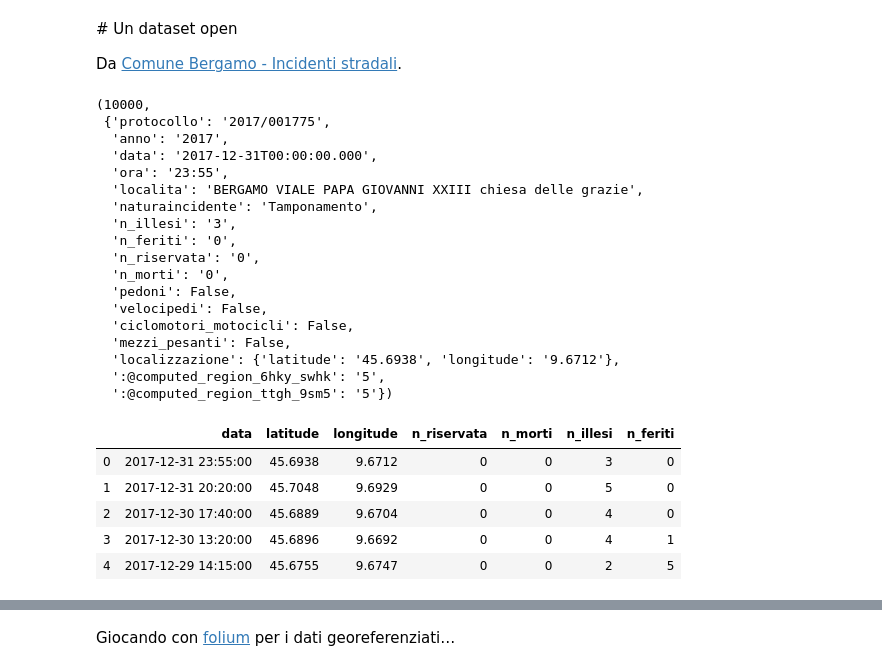
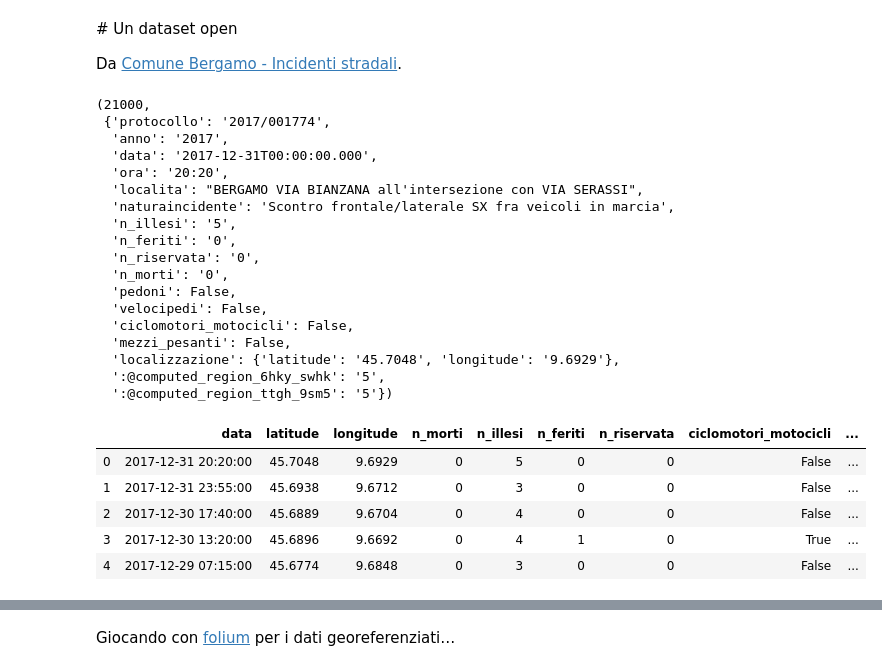
Before and after one commit to mapio/fp-pybg-2019, a Jupyter notebook: moduli/python/06-DataAnalysis.ipynb, the cells around one changed output, grey strips where cells are left out. Saved outputs shown, nothing was run; the diff lists cells and outputs as text; code cells hidden in the pictures.

```diff
--- a/moduli/python/06-DataAnalysis.ipynb
+++ b/moduli/python/06-DataAnalysis.ipynb
@@ -101,18 +105,19 @@ Da [Comune Bergamo - Incidenti stradali](https://www.dati.lombardia.it/Mobilit-e
 from urllib.request import urlopen
 from json import loads
 
-data = loads(urlopen('https://www.dati.lombardia.it/resource/hds3-pqjq.json?$limit=10000').read())
+limit = 21000
+data = loads(urlopen(f'https://www.dati.lombardia.it/resource/hds3-pqjq.json?$limit={limit}').read())
 # %%
 len(data), data[0]
 # %% [output]
-(10000,
- {'protocollo': '2017/001775',
+(21000,
+ {'protocollo': '2017/001774',
   'anno': '2017',
   'data': '2017-12-31T00:00:00.000',
-  'ora': '23:55',
-  'localita': 'BERGAMO VIALE PAPA GIOVANNI XXIII chiesa delle grazie',
-  'naturaincidente': 'Tamponamento',
-  'n_illesi': '3',
+  'ora': '20:20',
+  'localita': "BERGAMO VIA BIANZANA all'intersezione con VIA SERASSI",
+  'naturaincidente': 'Scontro frontale/laterale SX fra veicoli in marcia',
+  'n_illesi': '5',
   'n_feriti': '0',
   'n_riservata': '0',
   'n_morti': '0',
@@ -120,30 +125,35 @@ len(data), data[0]
   'velocipedi': False,
   'ciclomotori_motocicli': False,
   'mezzi_pesanti': False,
-  'localizzazione': {'latitude': '45.6938', 'longitude': '9.6712'},
+  'localizzazione': {'latitude': '45.7048', 'longitude': '9.6929'},
   ':@computed_region_6hky_swhk': '5',
   ':@computed_region_ttgh_9sm5': '5'})
 # %%
+import pandas as pd
 from operator import itemgetter
 
 LOC = itemgetter('localizzazione')
 N_KEYS = frozenset(k for k in data[0].keys() if k.startswith('n_'))
+K_KEYS = frozenset({'pedoni', 'velocipedi', 'ciclomotori_motocicli', 'mezzi_pesanti'})
 
 def extract(dct):
     res = {'data': pd.to_datetime(dct['data'][:11]+dct['ora'])}
     res.update(LOC(dct))
     res.update({k: dct[k] for k in N_KEYS})
+    res.update({k: dct[k] for k in K_KEYS})
     return res
 
-lat_lon = pd.DataFrame(map(extract, data))
+incidenti = pd.DataFrame(map(extract, data))
 for k in ['latitude', 'longitude'] + list(N_KEYS):
-    lat_lon[k] = pd.to_numeric(lat_lon[k])
+    incidenti[k] = pd.to_numeric(incidenti[k])
 
-lat_lon.head()
+incidenti = incidenti[incidenti.data.dt.year >= 2007]
+
+incidenti.head()
 # %% [output]
-|  | data | latitude | longitude | n_riservata | n_morti | n_illesi | n_feriti |
-| 0 | 2017-12-31 23:55:00 | 45.6938 | 9.6712 | 0 | 0 | 3 | 0 |
-| 1 | 2017-12-31 20:20:00 | 45.7048 | 9.6929 | 0 | 0 | 5 | 0 |
-| 2 | 2017-12-30 17:40:00 | 45.6889 | 9.6704 | 0 | 0 | 4 | 0 |
-| 3 | 2017-12-30 13:20:00 | 45.6896 | 9.6692 | 0 | 0 | 4 | 1 |
-| 4 | 2017-12-29 14:15:00 | 45.6755 | 9.6747 | 0 | 0 | 2 | 5 |
+|  | data | latitude | longitude | n_morti | n_illesi | n_feriti | n_riservata | ciclomotori_motocicli | ... |
+| 0 | 2017-12-31 20:20:00 | 45.7048 | 9.6929 | 0 | 5 | 0 | 0 | False | ... |
+| 1 | 2017-12-31 23:55:00 | 45.6938 | 9.6712 | 0 | 3 | 0 | 0 | False | ... |
+| 2 | 2017-12-30 17:40:00 | 45.6889 | 9.6704 | 0 | 4 | 0 | 0 | False | ... |
+| 3 | 2017-12-30 13:20:00 | 45.6896 | 9.6692 | 0 | 4 | 1 | 0 | True | ... |
+| 4 | 2017-12-29 07:15:00 | 45.6774 | 9.6848 | 0 | 3 | 0 | 0 | False | ... |
```
Also changed, not shown: parts of 15 cells of this notebook.
